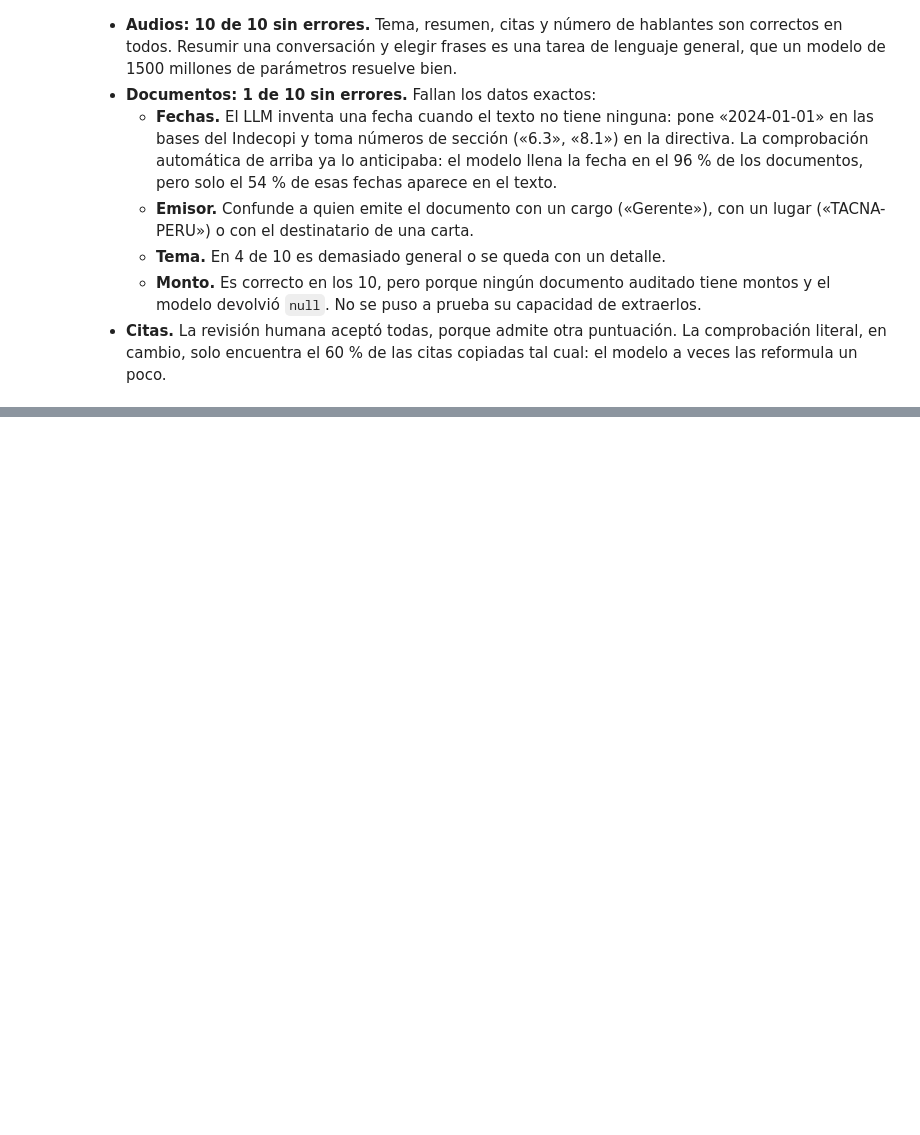
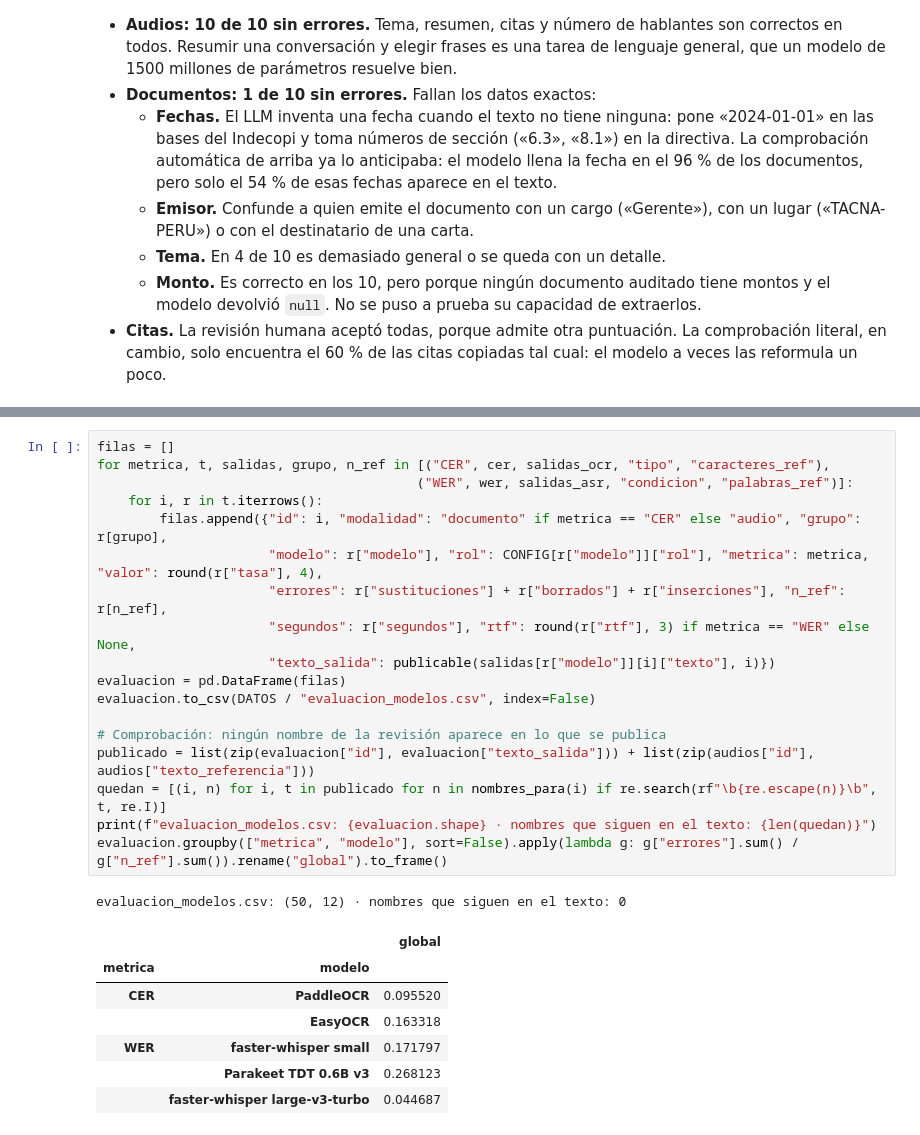
Before and after one commit to IvettexMamani/diplomado-python-2026, a Jupyter notebook: tarea_2/02_evaluacion.ipynb, the cells around one changed output, grey strips where cells are left out. Saved outputs shown, nothing was run; the diff lists cells and outputs as text; blank space fills up the shorter version.

```diff
--- a/tarea_2/02_evaluacion.ipynb
+++ b/tarea_2/02_evaluacion.ipynb
@@ -912,0 +1032,27 @@ auditoria.loc[auditoria["nota"] != "", ["id", "campo", "valor_llm", "nota"]]
+# %%
+filas = []
+for metrica, t, salidas, grupo, n_ref in [("CER", cer, salidas_ocr, "tipo", "caracteres_ref"),
+                                         ("WER", wer, salidas_asr, "condicion", "palabras_ref")]:
+    for i, r in t.iterrows():
+        filas.append({"id": i, "modalidad": "documento" if metrica == "CER" else "audio", "grupo": r[grupo],
+                      "modelo": r["modelo"], "rol": CONFIG[r["modelo"]]["rol"], "metrica": metrica, "valor": round(r["tasa"], 4),
+                      "errores": r["sustituciones"] + r["borrados"] + r["inserciones"], "n_ref": r[n_ref],
+                      "segundos": r["segundos"], "rtf": round(r["rtf"], 3) if metrica == "WER" else None,
+                      "texto_salida": publicable(salidas[r["modelo"]][i]["texto"], i)})
+evaluacion = pd.DataFrame(filas)
+evaluacion.to_csv(DATOS / "evaluacion_modelos.csv", index=False)
+
+# Comprobación: ningún nombre de la revisión aparece en lo que se publica
+publicado = list(zip(evaluacion["id"], evaluacion["texto_salida"])) + list(zip(audios["id"], audios["texto_referencia"]))
+quedan = [(i, n) for i, t in publicado for n in nombres_para(i) if re.search(rf"\b{re.escape(n)}\b", t, re.I)]
+print(f"evaluacion_modelos.csv: {evaluacion.shape} · nombres que siguen en el texto: {len(quedan)}")
+evaluacion.groupby(["metrica", "modelo"], sort=False).apply(lambda g: g["errores"].sum() / g["n_ref"].sum()).rename("global").to_frame()
+# %% [output]
+evaluacion_modelos.csv: (50, 12) · nombres que siguen en el texto: 0
+|  |  | global |
+| metrica | modelo |  |
+| CER | PaddleOCR | 0.095520 |
+|  | EasyOCR | 0.163318 |
+| WER | faster-whisper small | 0.171797 |
+|  | Parakeet TDT 0.6B v3 | 0.268123 |
+|  | faster-whisper large-v3-turbo | 0.044687 |
```
Also changed, not shown: parts of 7 cells of this notebook, 1 other file.
